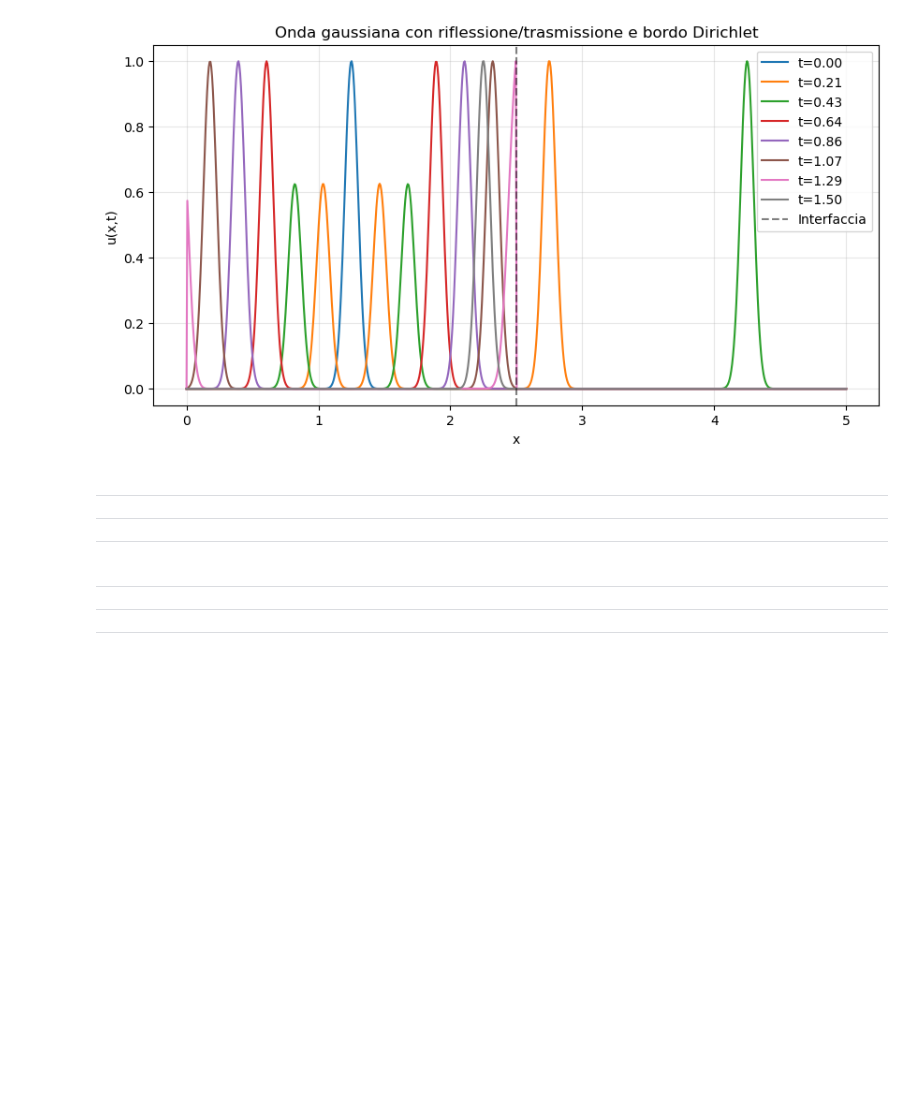
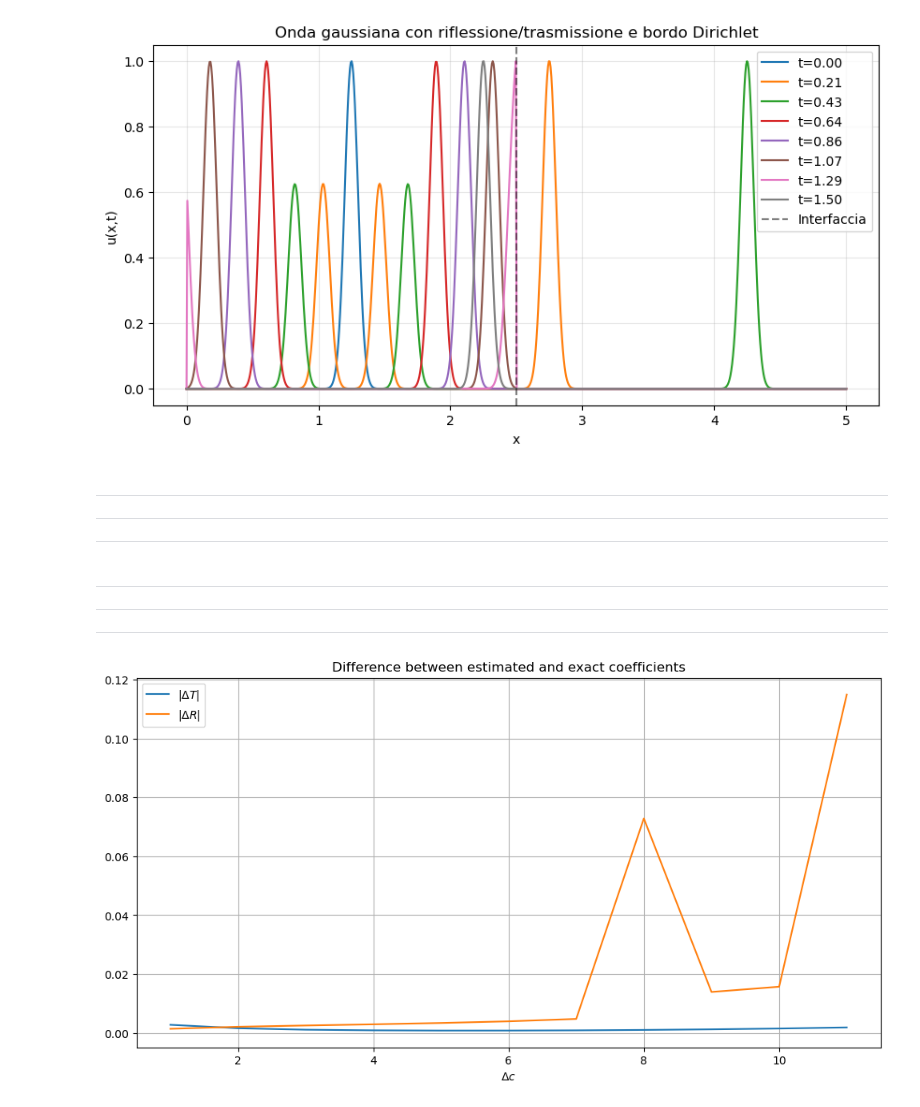
Before and after one commit to darioliotta/Quantum-Information-Project, a Jupyter notebook: colab_try.ipynb, the cells around one changed output. Drawn from its saved outputs; the diff is of its cells as text; code cells hidden in the pictures; blank space fills up the shorter version.

```diff
--- a/colab_try.ipynb
+++ b/colab_try.ipynb
@@ -816,3 +816,29 @@ plt.legend()
 plt.grid(True)
 
 plt.show()
+# %%
+import matplotlib.pyplot as plt
+
+T_approximated = [0.663904594111694, 0.49841099637911057, 0.3989067832639835, 0.33245686125275903, 0.28492170873590567, 0.2492025714836435, 0.22135364567278648, 0.1989854778700653, 0.18059794947575358, 0.16516981803570135, 0.15198527780843316]
+
+R_approximated = [-0.33193089420155497, -0.49791690871848315, -0.5974750057300694, -0.6637422181603936, -0.7109128582661864, -0.7460599976045976, -0.7730295401693947, -0.72713463130826, -0.804266691886363, -0.8176357202154814, -0.9611204088561893]
+
+T_exact = [0.6666666666666666, 0.5, 0.4, 0.3333333333333333, 0.2857142857142857, 0.25, 0.2222222222222222, 0.2, 0.18181818181818182, 0.16666666666666666, 0.15384615384615385]
+
+R_exact = [-0.3333333333333333, -0.5, -0.6, -0.6666666666666666, -0.7142857142857143, -0.75, -0.7777777777777778, -0.8, -0.8181818181818182, -0.8333333333333334, -0.8461538461538461]
+
+T_deltas = [abs(a-e) for a,e in zip(T_approximated, T_exact)]
+R_deltas = [abs(a-e) for a,e in zip(R_approximated, R_exact)]
+
+plt.figure(figsize = (12,6))
+
+plt.plot(range(1, len(T_deltas)+1), T_deltas, label = r"$|\Delta T|$")
+plt.plot(range(1, len(R_deltas)+1), R_deltas, label = r"$|\Delta R|$")
+
+plt.xlabel(r"$\Delta c$")
+plt.title("Difference between estimated and exact coefficients")
+plt.grid()
+plt.legend()
+plt.show()
+# %% [output]
+[figure, added]
```
Also changed, not shown: parts of 1 cell of this notebook, 9 other files.
